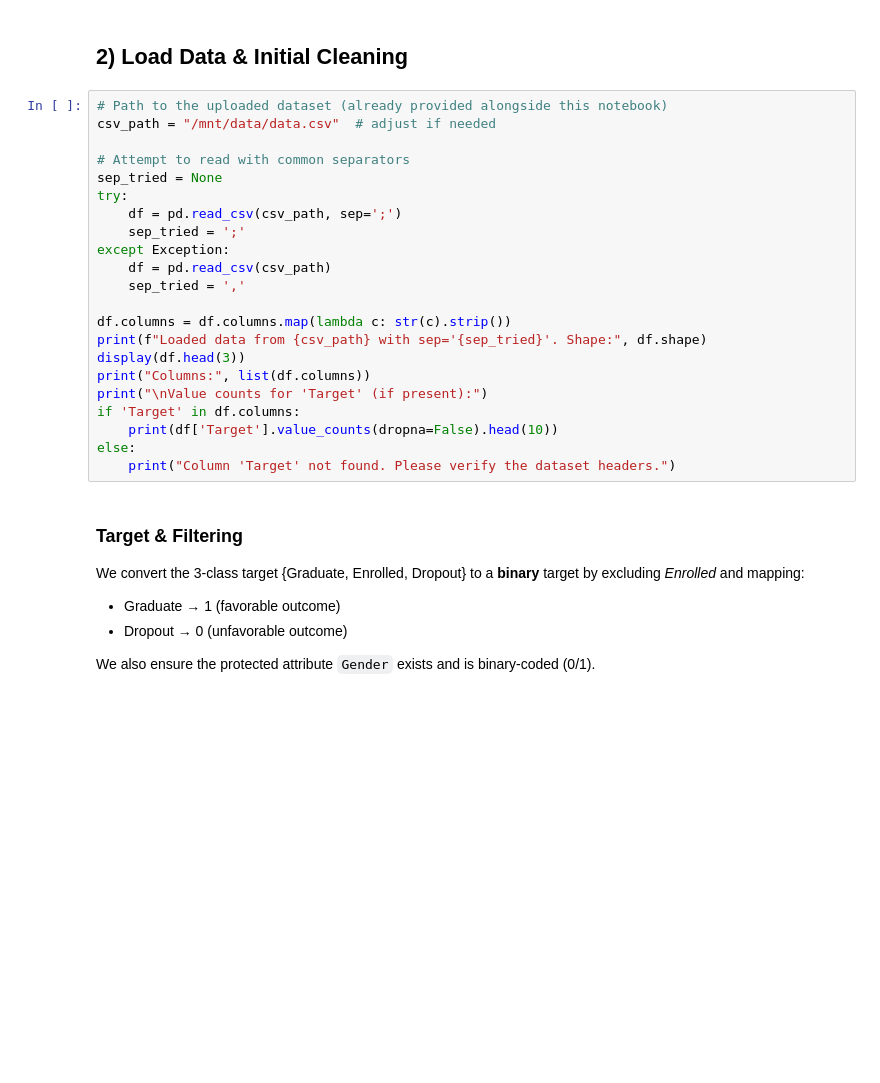
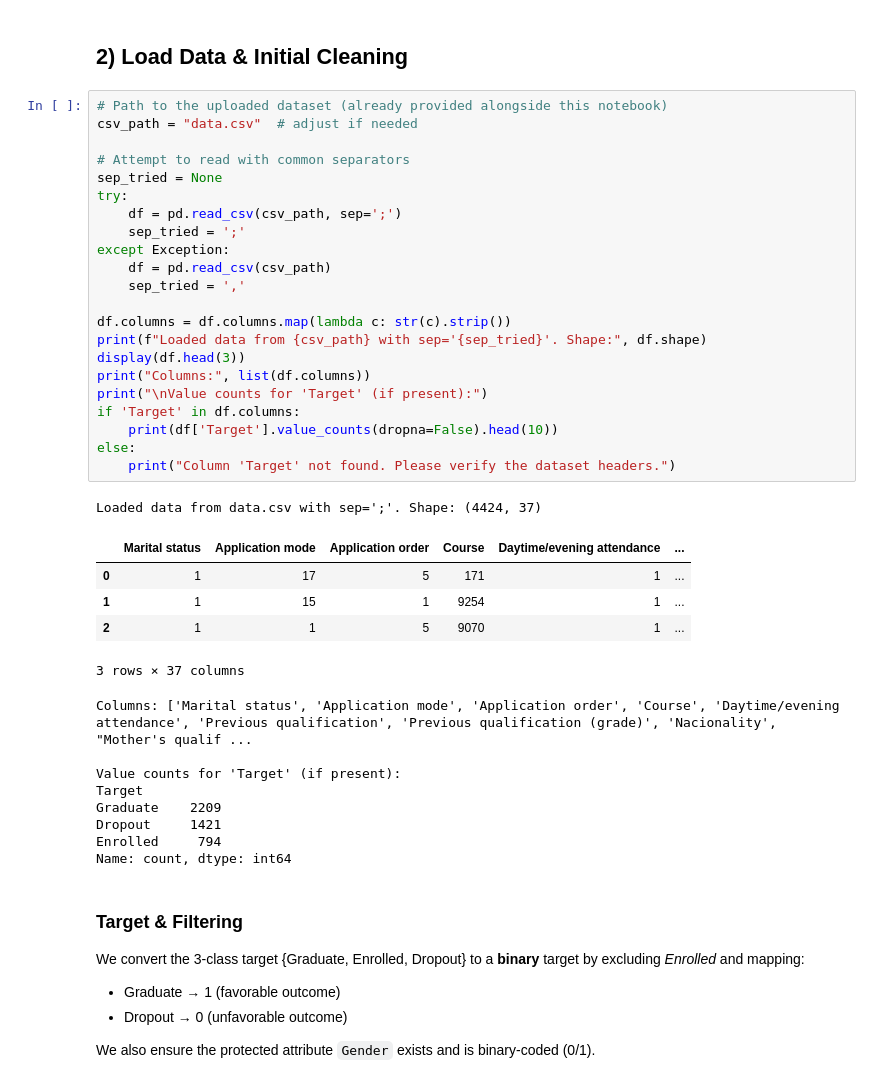
Before and after one commit to sewakshekokar/CS-698Y, a Jupyter notebook: Assignments/Assignment 2/student_dropout_fairness.ipynb, the cells around one changed output. Drawn from its saved outputs; the diff is of its cells as text; blank space fills up the shorter version.

```diff
--- a/Assignments/Assignment 2/student_dropout_fairness.ipynb
+++ b/Assignments/Assignment 2/student_dropout_fairness.ipynb
@@ -46,26 +51,41 @@ print("matplotlib:", matplotlib.__version__)
 ## 2) Load Data & Initial Cleaning
 # %%
 # Path to the uploaded dataset (already provided alongside this notebook)
-csv_path = "/mnt/data/data.csv"  # adjust if needed
+csv_path = "data.csv"  # adjust if needed
 
 # Attempt to read with common separators
 sep_tried = None
 try:
     df = pd.read_csv(csv_path, sep=';')
     sep_tried = ';'
 except Exception:
     df = pd.read_csv(csv_path)
     sep_tried = ','
 
 df.columns = df.columns.map(lambda c: str(c).strip())
 print(f"Loaded data from {csv_path} with sep='{sep_tried}'. Shape:", df.shape)
 display(df.head(3))
 print("Columns:", list(df.columns))
 print("\nValue counts for 'Target' (if present):")
 if 'Target' in df.columns:
     print(df['Target'].value_counts(dropna=False).head(10))
 else:
     print("Column 'Target' not found. Please verify the dataset headers.")
+# %% [output]
+Loaded data from data.csv with sep=';'. Shape: (4424, 37)
+|  | Marital status | Application mode | Application order | Course | Daytime/evening attendance | ... |
+| 0 | 1 | 17 | 5 | 171 | 1 | ... |
+| 1 | 1 | 15 | 1 | 9254 | 1 | ... |
+| 2 | 1 | 1 | 5 | 9070 | 1 | ... |
+3 rows × 37 columns
+Columns: ['Marital status', 'Application mode', 'Application order', 'Course', 'Daytime/evening attendance', 'Previous qualification', 'Previous qualification (grade)', 'Nacionality', "Mother's qualif ...
+
+Value counts for 'Target' (if present):
+Target
+Graduate    2209
+Dropout     1421
+Enrolled     794
+Name: count, dtype: int64
 # %% [markdown]
 ### Target & Filtering
 We convert the 3-class target {Graduate, Enrolled, Dropout} to a **binary** target by excluding *Enrolled* and mapping:
```
Also changed, not shown: parts of 8 cells of this notebook.
